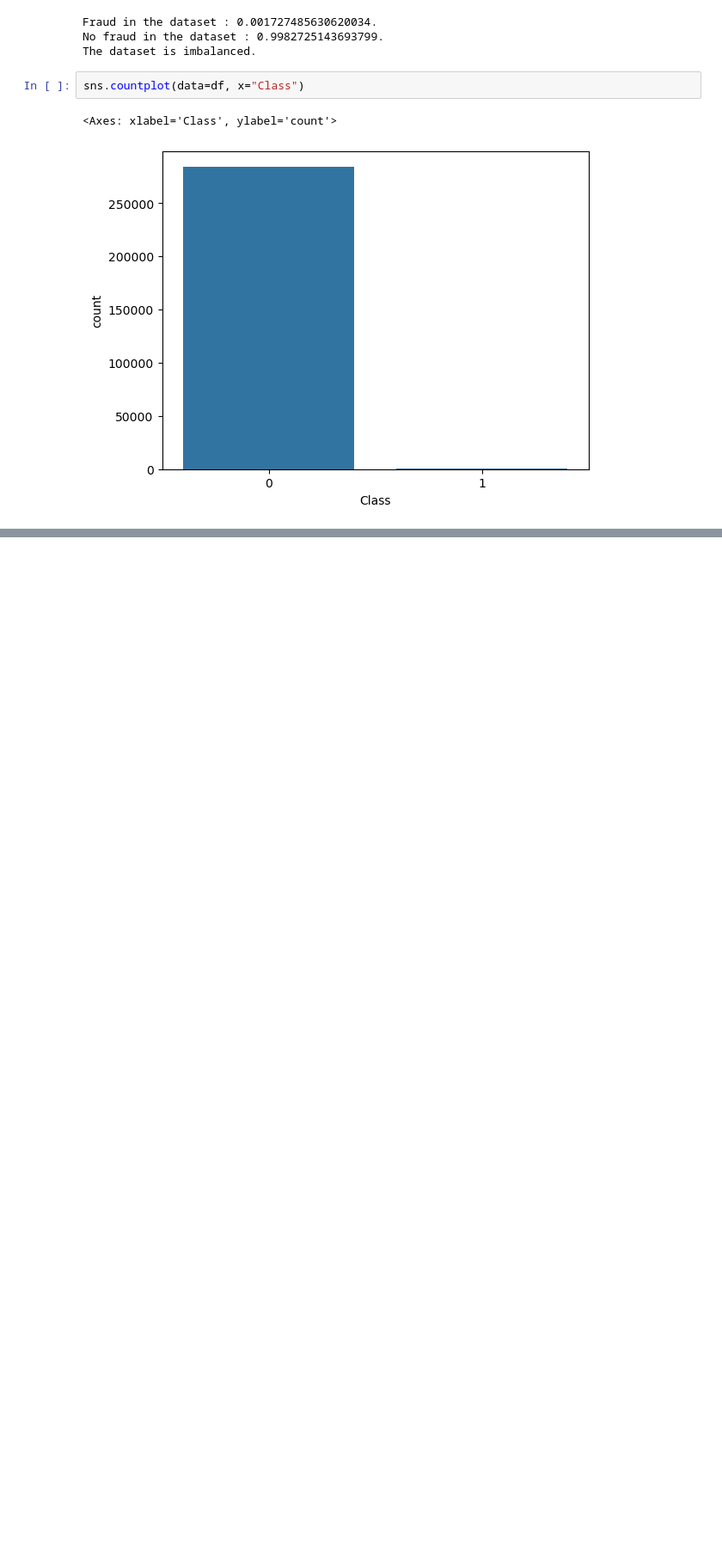
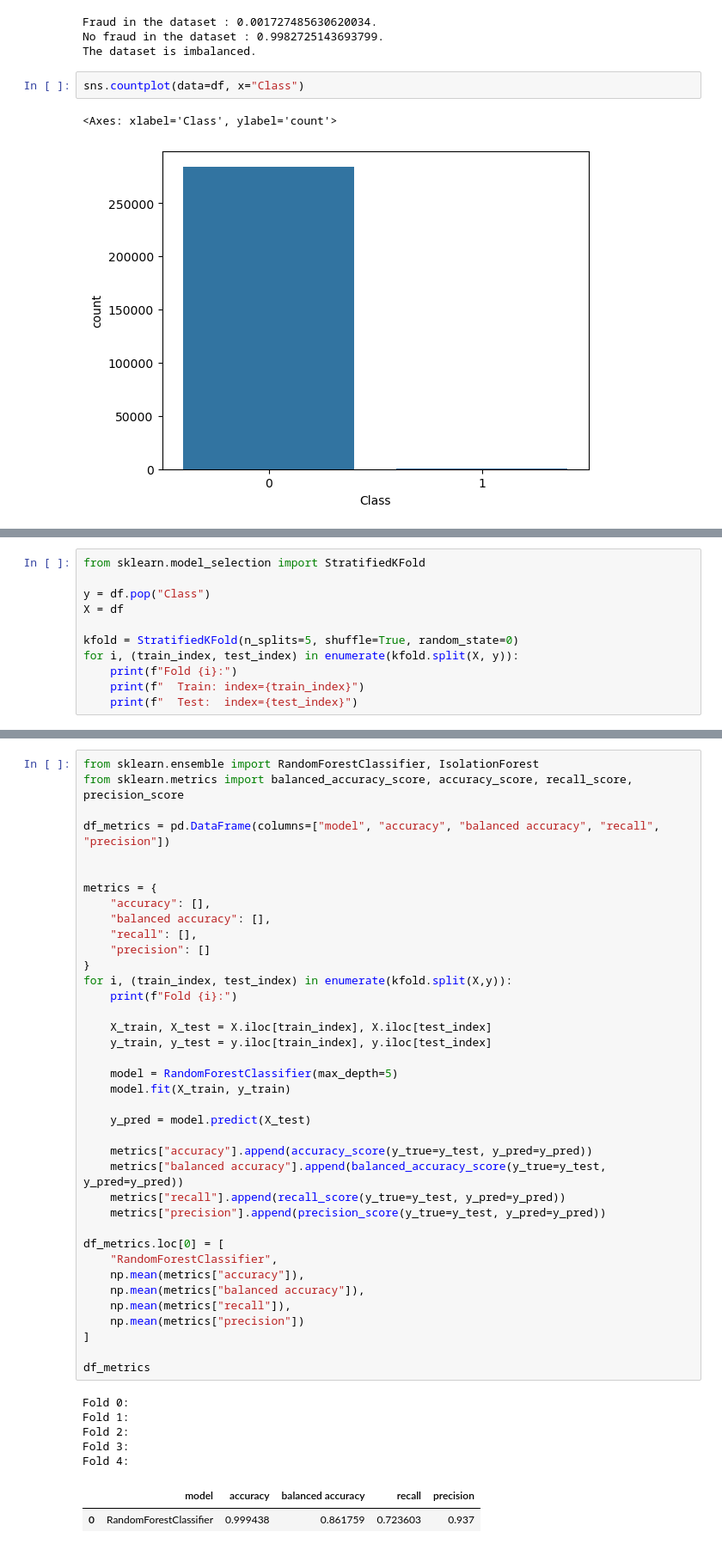
Before and after one commit to aesthlu/fraud_detection, a Jupyter notebook: AML.ipynb, the cells around one changed output, grey strips where cells are left out. Shown: that part at 86% size. Saved outputs shown, nothing was run; the diff lists cells and outputs as text; blank space fills up the shorter version.

```diff
--- a/AML.ipynb
+++ b/AML.ipynb
@@ -92,0 +78,11 @@ df.head()
+# %%
+from sklearn.model_selection import StratifiedKFold
+
+y = df.pop("Class")
+X = df
+
+kfold = StratifiedKFold(n_splits=5, shuffle=True, random_state=0)
+for i, (train_index, test_index) in enumerate(kfold.split(X, y)):
+    print(f"Fold {i}:")
+    print(f"  Train: index={train_index}")
+    print(f"  Test:  index={test_index}")
@@ -92,0 +105,46 @@ df.head()
+# %%
+from sklearn.ensemble import RandomForestClassifier, IsolationForest
+from sklearn.metrics import balanced_accuracy_score, accuracy_score, recall_score, precision_score
+
+df_metrics = pd.DataFrame(columns=["model", "accuracy", "balanced accuracy", "recall", "precision"])
+
+
+metrics = {
+    "accuracy": [],
+    "balanced accuracy": [],
+    "recall": [],
+    "precision": []
+}
+for i, (train_index, test_index) in enumerate(kfold.split(X,y)):
+    print(f"Fold {i}:")
+
+    X_train, X_test = X.iloc[train_index], X.iloc[test_index]
+    y_train, y_test = y.iloc[train_index], y.iloc[test_index]
+
+    model = RandomForestClassifier(max_depth=5)
+    model.fit(X_train, y_train)
+
+    y_pred = model.predict(X_test)
+
+    metrics["accuracy"].append(accuracy_score(y_true=y_test, y_pred=y_pred))
+    metrics["balanced accuracy"].append(balanced_accuracy_score(y_true=y_test, y_pred=y_pred))
+    metrics["recall"].append(recall_score(y_true=y_test, y_pred=y_pred))
+    metrics["precision"].append(precision_score(y_true=y_test, y_pred=y_pred))
+
+df_metrics.loc[0] = [
+    "RandomForestClassifier",
+    np.mean(metrics["accuracy"]),
+    np.mean(metrics["balanced accuracy"]),
+    np.mean(metrics["recall"]),
+    np.mean(metrics["precision"])
+]
+
+df_metrics
+# %% [output]
+Fold 0:
+Fold 1:
+Fold 2:
+Fold 3:
+Fold 4:
+|  | model | accuracy | balanced accuracy | recall | precision |
+| 0 | RandomForestClassifier | 0.999438 | 0.861759 | 0.723603 | 0.937 |
```
Also changed, not shown: parts of 7 cells of this notebook.
